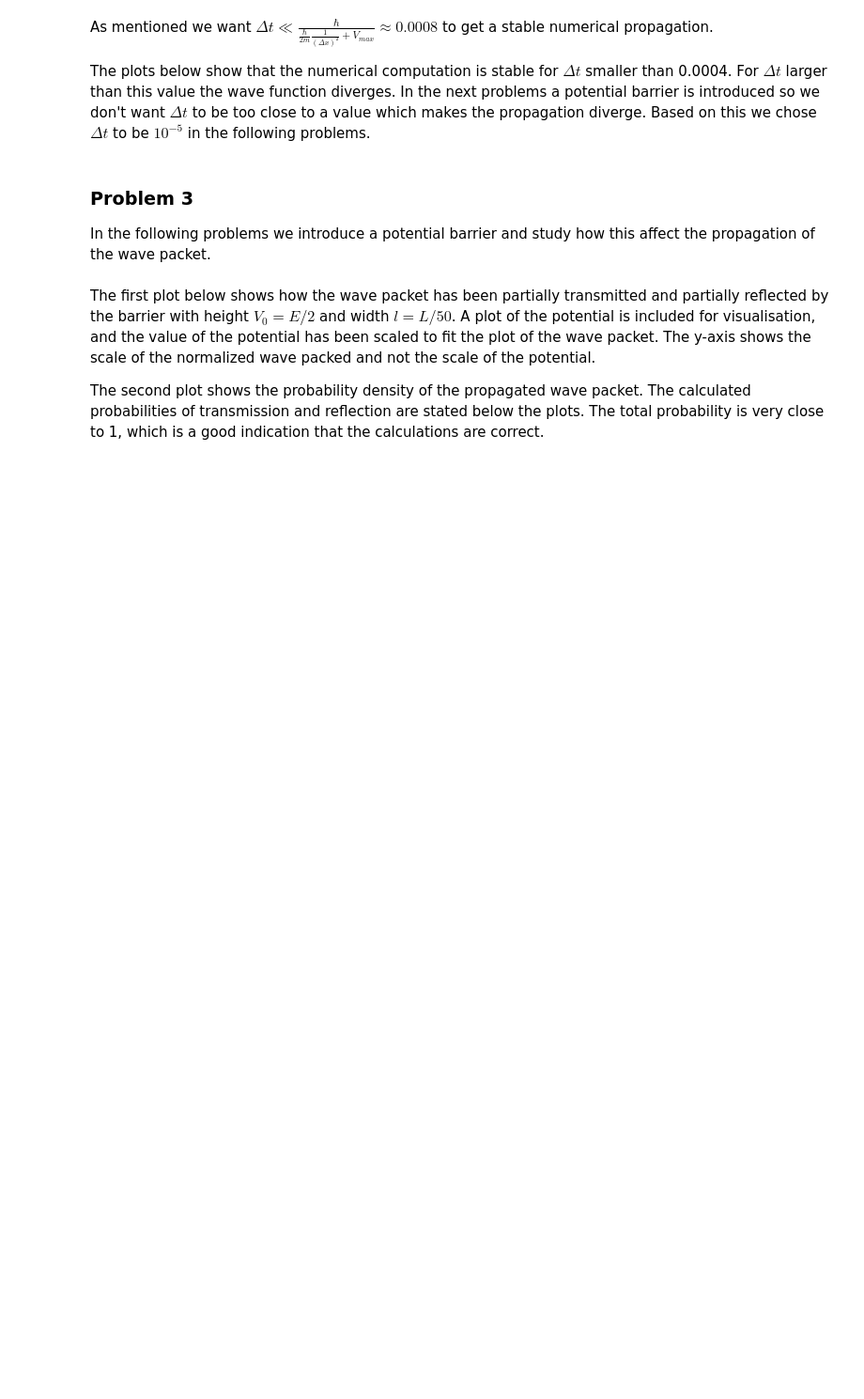
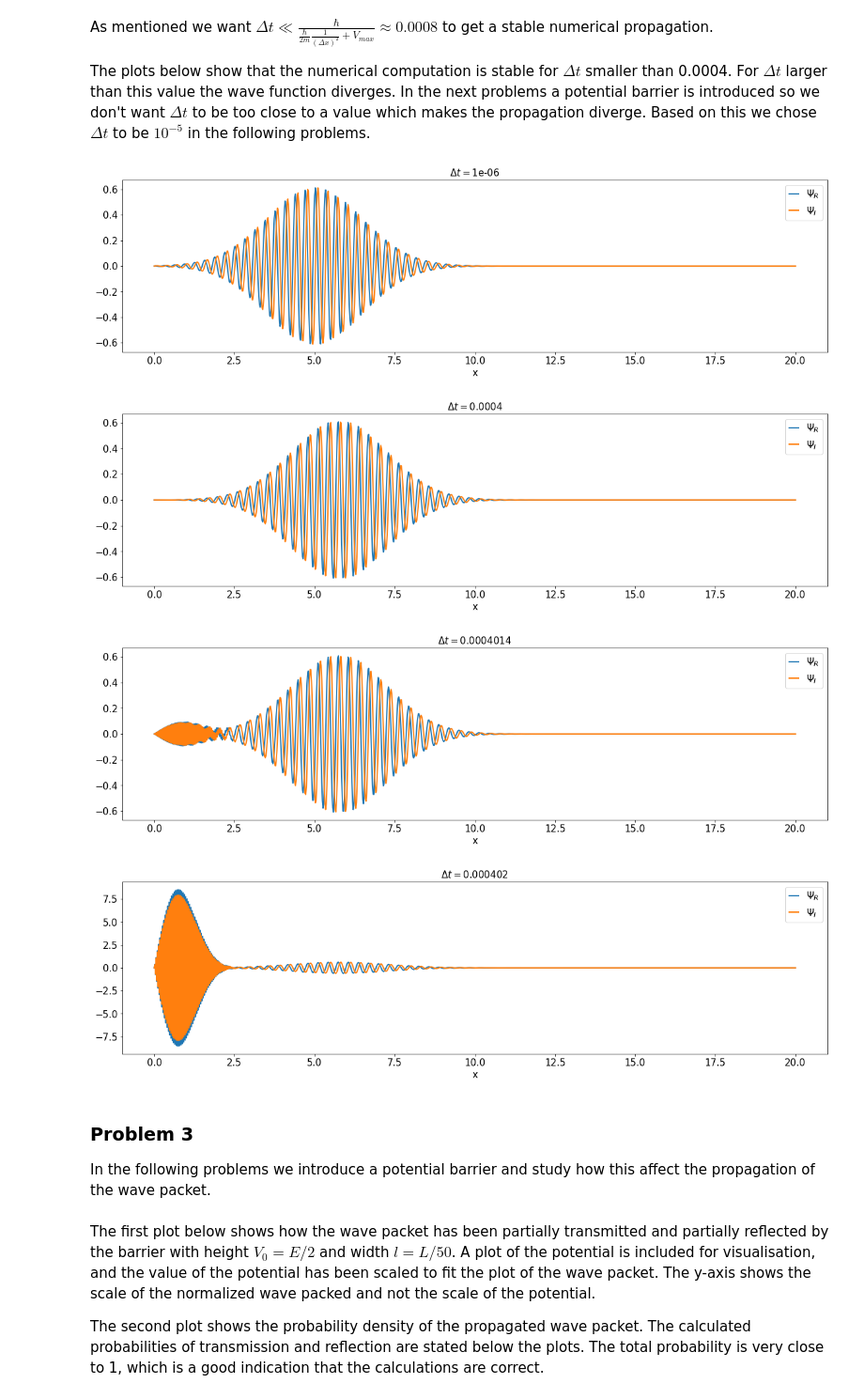
Before and after one commit to sigriaun/kvantastisk, a Jupyter notebook: numerical_exercise.ipynb, the cells around one changed output. Shown at 94% size. Drawn from its saved outputs; the diff is of its cells as text; code cells hidden in the pictures; blank space fills up the shorter version.

```diff
--- a/numerical_exercise.ipynb
+++ b/numerical_exercise.ipynb
@@ -269,27 +283,33 @@ The plots below show that the numerical computation is stable for $\Delta t$ sma
 # %%
 """Stability test of delta_t"""
 
 #number of timesteps to use in this test
 timesteps_deltaT_test=100
 
 #Making list of values for delta_t
 list_of_delta_ts=[1e-6,0.0004,0.0004014,0.000402]
 
 for i in range(len(list_of_delta_ts)):
     deltat=list_of_delta_ts[i]
 
     #Initial values
     psi_i,psi_r= initvalues(x,sigma_x,delta_x,deltat)
 
     #propagation
     psi_i,psi_r = propagate_psi(psi_i,psi_r,timesteps_deltaT_test,V2,delta_x,deltat)
 
     #plotting
     plt.title("$\Delta t=$"+str(deltat))
     plt.xlabel('x')
-    plt.plot(x,psi_r)
-    plt.plot(x,psi_i)
+    plt.plot(x,psi_r, label=r'$\Psi_R$')
+    plt.plot(x,psi_i, label=r'$\Psi_I$')
+    plt.legend()
     plt.show()
+# %% [output]
+[figure, added]
+[figure, added]
+[figure, added]
+[figure, added]
 # %% [markdown]
 ### Problem 3
 
```
Also changed, not shown: parts of 6 cells of this notebook.
